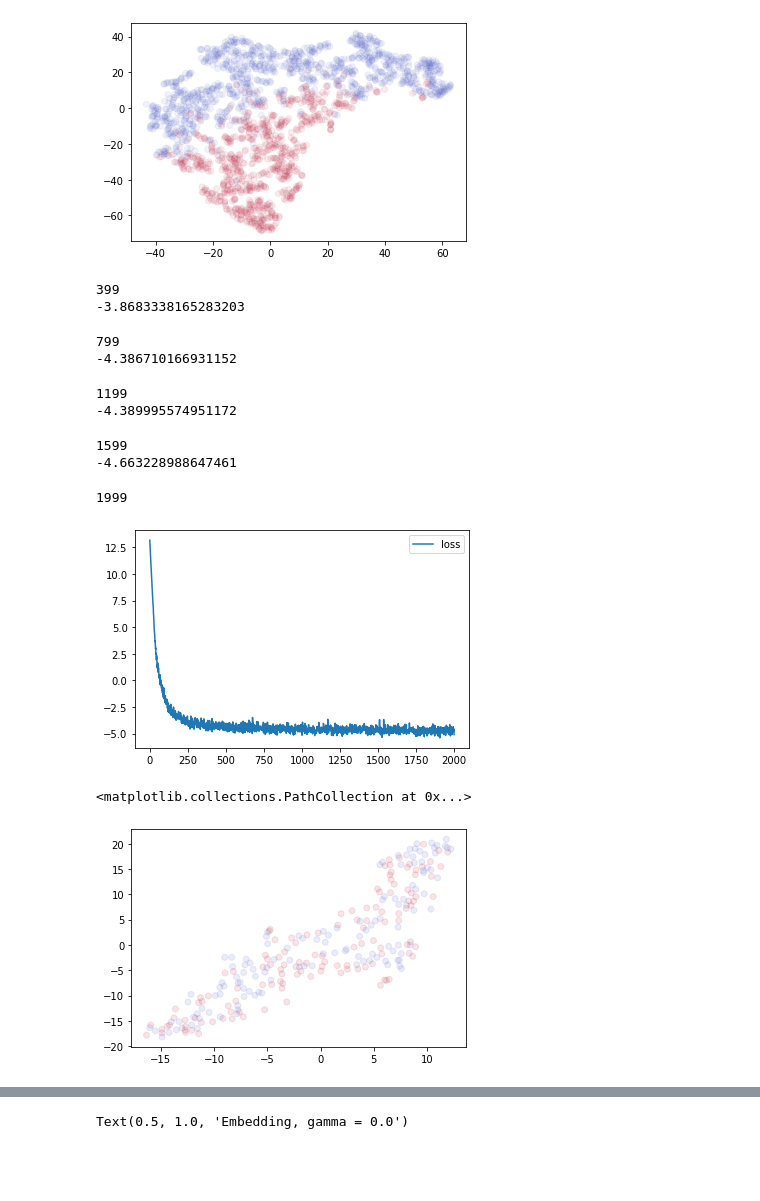
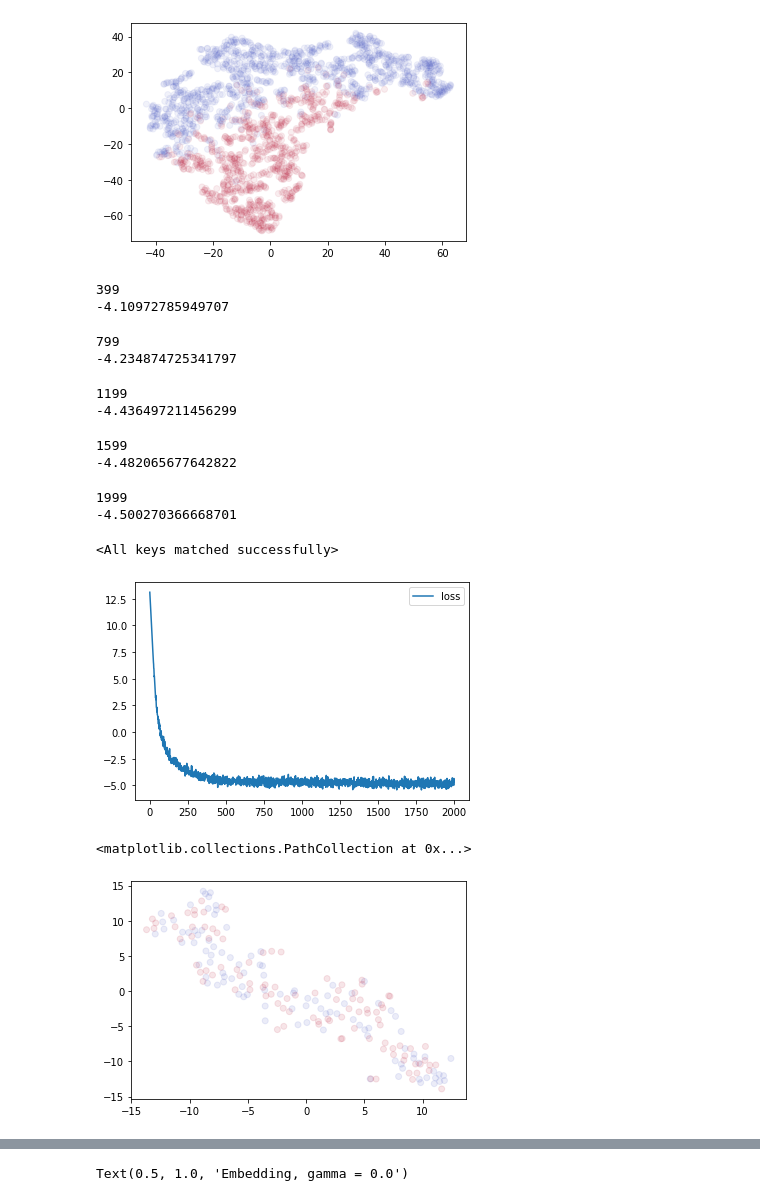
Before and after one commit to jtamanas/FNF4HEP, a Jupyter notebook: CrimeExample.ipynb, the cells around one changed output, grey strips where cells are left out. Saved outputs shown, nothing was run; the diff lists cells and outputs as text; code cells hidden in the pictures; blank space fills up the shorter version.

```diff
--- a/CrimeExample.ipynb
+++ b/CrimeExample.ipynb
@@ -31,7 +31,7 @@ data = data_file['data']
 context = data_file['context']
 labels = data_file['labels']
 # %%
-data_train, data_test, context_train, context_test, labels_train, labels_test = train_test_split(data, context, labels, test_size=0.05)
+data_train, data_test, context_train, context_test, labels_train, labels_test = train_test_split(data, context, labels, test_size=0.1)
 data_train, data_val, context_train, context_val, labels_train, labels_val = train_test_split(data_train, context_train, labels_train, test_size=0.1)
 # %%
 # Parameters
@@ -83,13 +83,16 @@ label_1_set_val = TensorDataset(data_1_val, labels_1_val, context_1_val)
 label_1_generator_val = torch.utils.data.DataLoader(label_1_set_val, **params)
 # %%
 # Parameters
-params = {'batch_size': 128,
+params = {'batch_size': 64,
           'shuffle': True}
 
 # Generators
 data_set_train = TensorDataset(data_train, context_train)
 data_generator_train = torch.utils.data.DataLoader(data_set_train, **params)
 
+data_set_test = TensorDataset(data_test, context_test)
+data_generator_test = torch.utils.data.DataLoader(data_set_test, **params)
+
 data_set_val = TensorDataset(data_val, context_val)
 data_generator_val = torch.utils.data.DataLoader(data_set_val, **params)
 # %%
@@ -107,7 +110,7 @@ best_params = probability_flow.state_dict()
 best_loss_val = np.inf
 
 probability_flow.train()
-for n_step in trange(n_steps):
+for n_step in trange(n_steps_prob):
     data, context = next(iter(data_generator_train))
 
     optimizer.zero_grad()
@@ -127,16 +130,19 @@ for n_step in trange(n_steps):
     loss.backward()
     optimizer.step()
 probability_flow.eval();
+probability_flow.load_state_dict(best_params)
 # %% [output]
 399
--3.8683338165283203
+-4.10972785949707
 799
--4.386710166931152
+-4.234874725341797
 1199
--4.389995574951172
+-4.436497211456299
 1599
--4.663228988647461
+-4.482065677642822
 1999
+-4.500270366668701
+<All keys matched successfully>
 # %%
 plt.plot(probability_loss, label="loss")
 xlims = plt.xlim()
@@ -144,18 +150,18 @@ ylims = plt.ylim()
 plt.legend()
 plt.show()
 # %% [output]
-[figure, old version]
+[figure, new version]
 # %%
-data, context = next(iter(data_generator))
+data, context = next(iter(data_generator_test))
 data_embedded = TSNE(n_components=2).fit_transform(data)
 samples = probability_flow._sample(num_samples=1, context=context)
 
 catData = torch.cat((data, samples.squeeze(dim=1)))
 catData_embedded = TSNE(n_components=2).fit_transform(catData.detach().numpy())
 catLabel = torch.cat((torch.zeros(data.shape[0]), torch.ones(samples.shape[0])))
 
 plt.scatter(*catData_embedded.T, c=catLabel, alpha=0.1, cmap='coolwarm')
 # %% [output]
 <matplotlib.collections.PathCollection at 0x...>
-[figure, old version]
+[figure, new version]
 # %%
```
Also changed, not shown: parts of 10 cells of this notebook, 12 other files.
